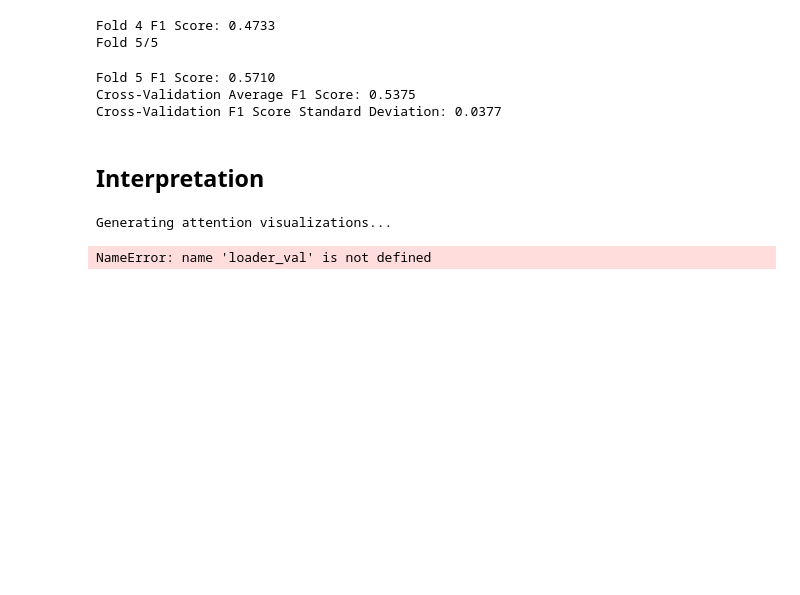
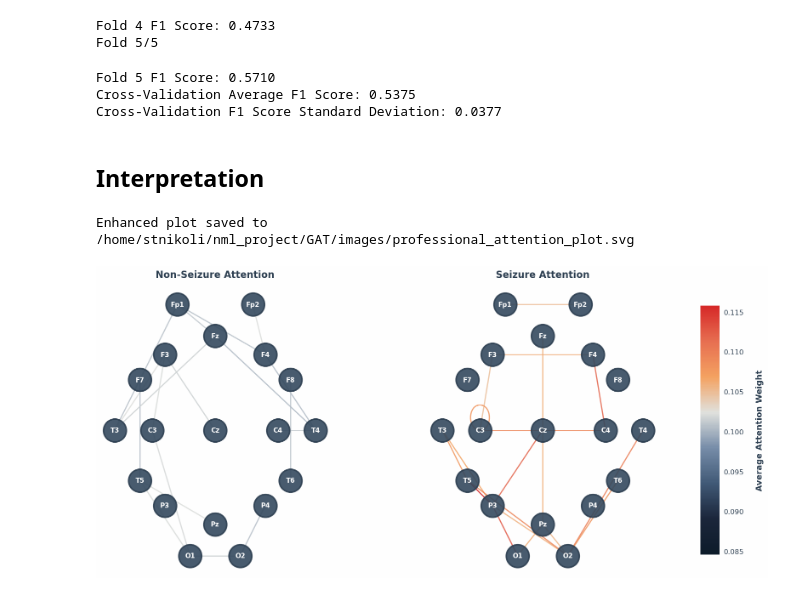
Before and after one commit to Igzi/nml_project, a Jupyter notebook: GAT/GAT.ipynb, the cells around one changed output. Drawn from its saved outputs; the diff is of its cells as text; code cells hidden in the pictures; blank space fills up the shorter version.

```diff
--- a/GAT/GAT.ipynb
+++ b/GAT/GAT.ipynb
@@ -716,35 +641,0 @@ def plot_attention_graph(avg_attention_scores, edge_index, title, output_path=BA
-# %%
-# ======================================================================
-# 5. Interpretation and Visualization
-# ======================================================================
-
-print("Generating attention visualizations...")
-
-# Ensure your model is on the correct device
-model.to(device)
-
-# Get the average attention weights from the validation set
-# We use loader_val because it's an unseen sample of the data
-avg_seizure_attn, avg_non_seizure_attn = get_average_attention(model, loader_val, device, edge_index_template)
-
-# The edge_index_template is the graph structure for a single sample
-single_graph_edge_index = model.edge_index_template
-
-# Plot the graph for the "Non-Seizure" class
-plot_attention_graph(
-    avg_non_seizure_attn,
-    single_graph_edge_index,
-    title="Average Attention for Non-Seizure Class",
-    output_path=BASE_DIR + "/images/attention_graph_non_seizure.png",
-)
-
-# Plot the graph for the "Seizure" class
-plot_attention_graph(
-    avg_seizure_attn,
-    single_graph_edge_index,
-    title="Average Attention for Seizure Class",
-    output_path=BASE_DIR + "/images/attention_graph_seizure.png",
-)
-# %% [output]
-Generating attention visualizations...
-NameError: name 'loader_val' is not defined
@@ -750,0 +840,13 @@ NameError: name 'loader_val' is not defined
+# %%
+create_professional_attention_plot(
+    avg_non_seizure_attn,
+    avg_seizure_attn,
+    single_graph_edge_index,
+    title="",
+    output_path=BASE_DIR + "/images/professional_attention_plot.svg",
+    percentile_threshold=90,
+    style='modern'  # or 'classic' or 'dark'
+)
+# %% [output]
+Enhanced plot saved to /home/stnikoli/nml_project/GAT/images/professional_attention_plot.svg
+[figure, added]
```
Also changed, not shown: parts of 5 cells of this notebook, 1 other file.
